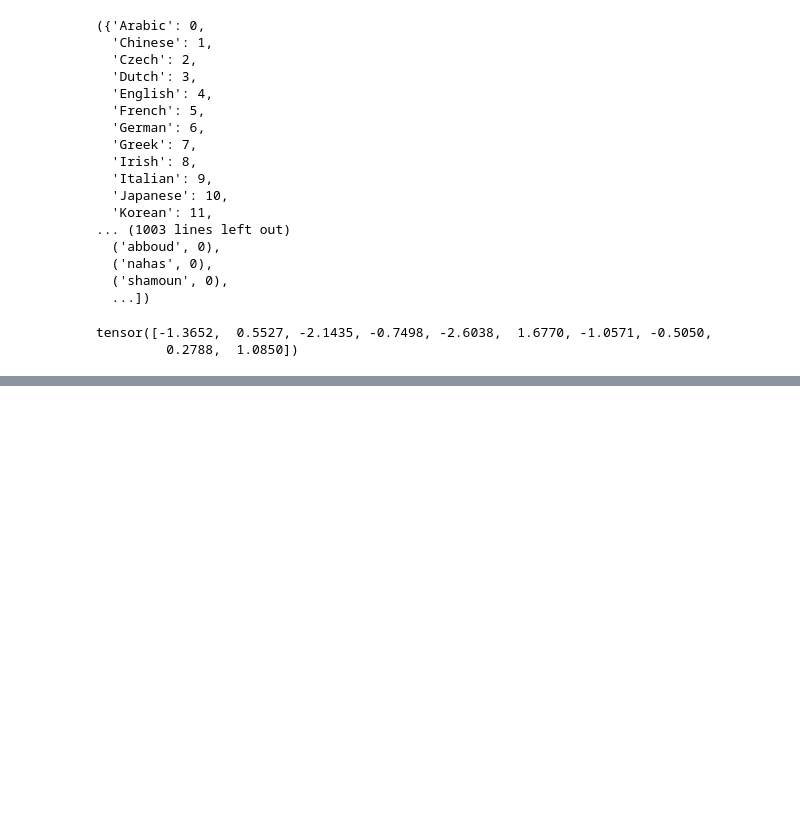
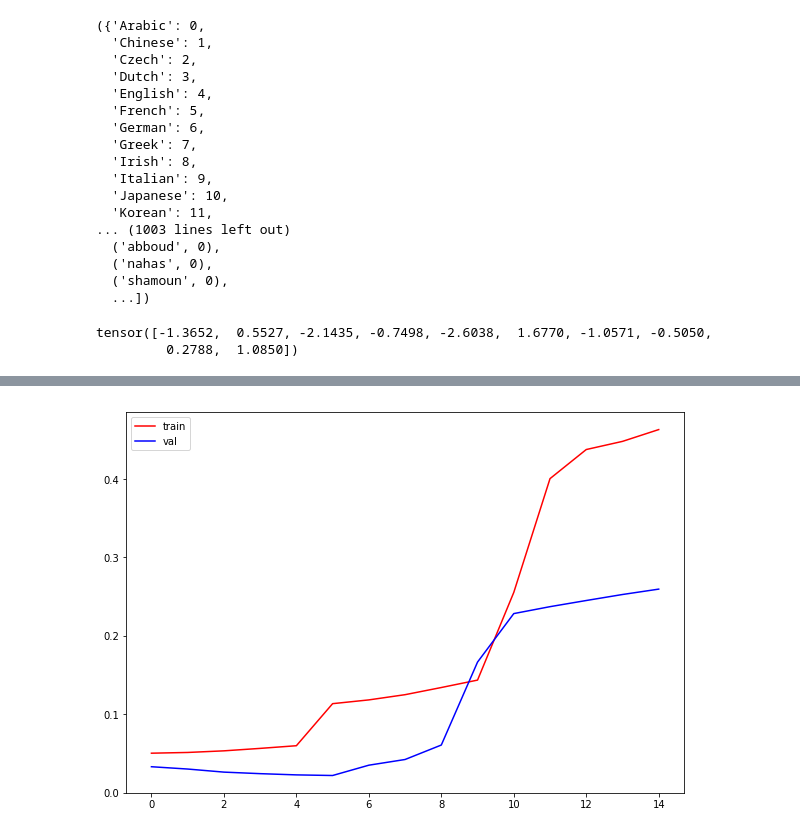
Before and after one commit to JulietteOrtholand/AS-TME7, a Jupyter notebook: tme7.ipynb, the cells around one changed output, grey strips where cells are left out. Cells and saved outputs as stored; diff of their text form; code cells hidden in the pictures; blank space fills up the shorter version.

```diff
--- a/tme7.ipynb
+++ b/tme7.ipynb
@@ -196,0 +235,10 @@ tensor([[0., 0.],
+# %%
+import matplotlib.pyplot as plt
+
+plt.figure(figsize=(10,7))
+plt.plot(train_score, c="red", label="train")
+plt.plot(val_score, c="b", label="val")
+plt.legend(loc="best")
+plt.show()
+# %% [output]
+[figure, added]
```
Also changed, not shown: parts of 8 cells of this notebook.
